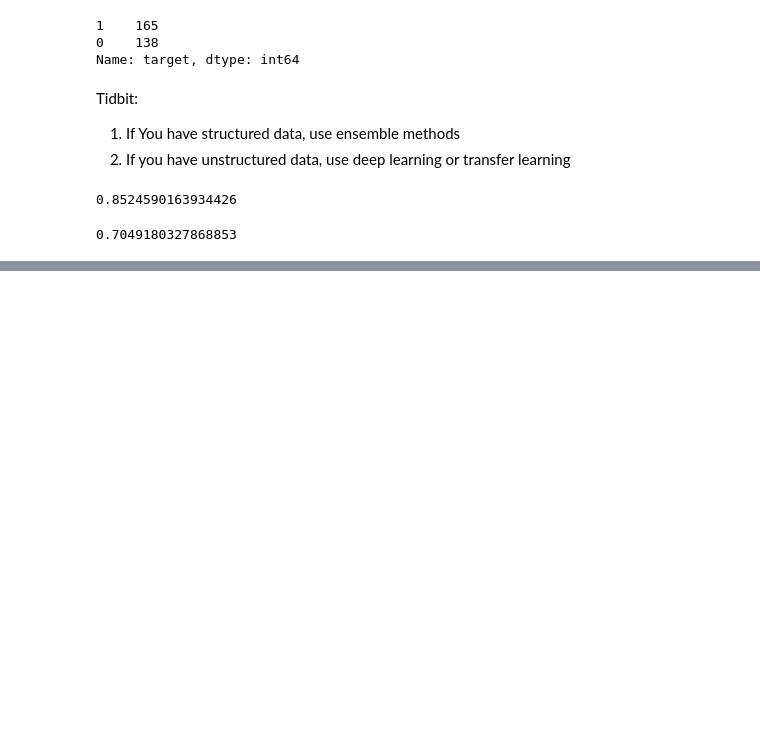
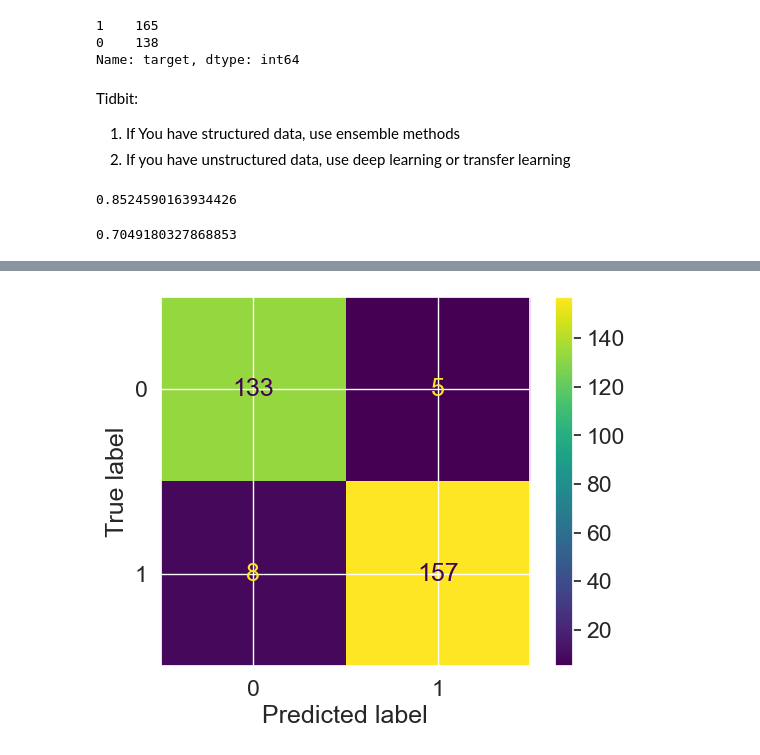
Before and after one commit to Manishankar04/ml_2023, a Jupyter notebook: 4.scikit_learn/Sklearn-model-picking-types.ipynb, the cells around one changed output, grey strips where cells are left out. Saved outputs shown, nothing was run; the diff lists cells and outputs as text; code cells hidden in the pictures; blank space fills up the shorter version.

```diff
--- a/4.scikit_learn/Sklearn-model-picking-types.ipynb
+++ b/4.scikit_learn/Sklearn-model-picking-types.ipynb
@@ -204,0 +700,5 @@ clf.score(X_test, y_test)
+# %%
+from sklearn.metrics import ConfusionMatrixDisplay
+ConfusionMatrixDisplay.from_estimator(estimator=clf, X=X, y=y);
+# %% [output]
+[figure, added]
```
Also changed, not shown: parts of 66 cells of this notebook, 1 other file.
